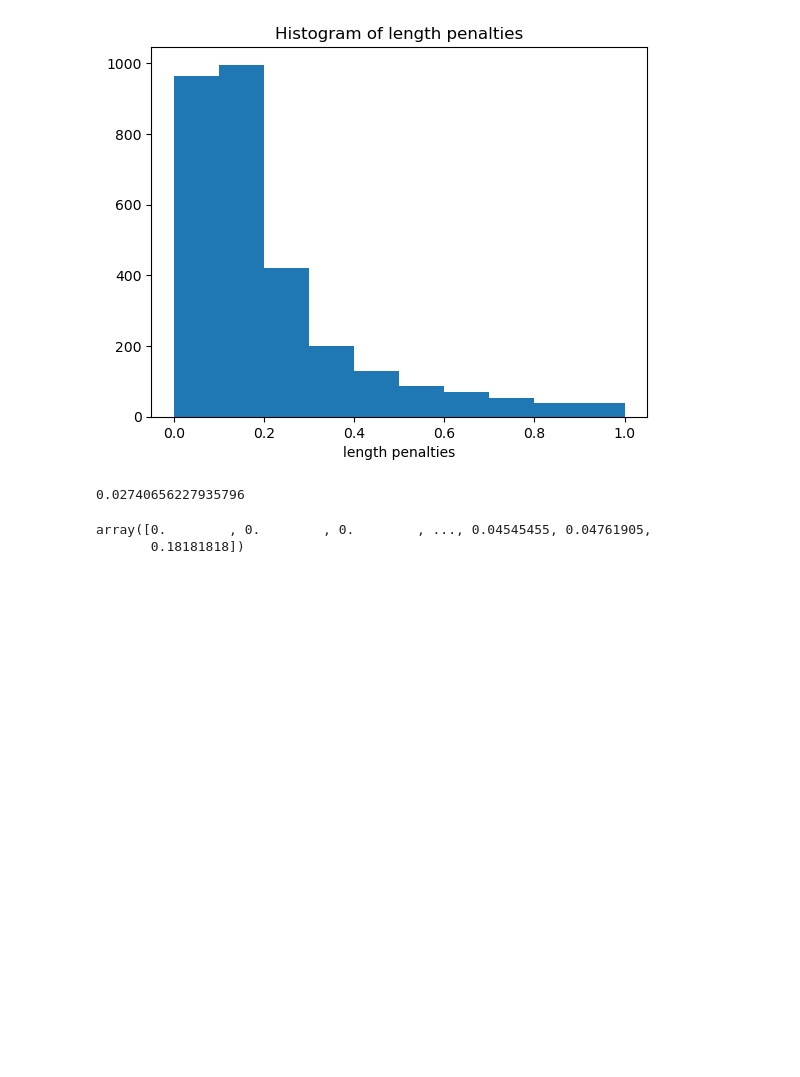
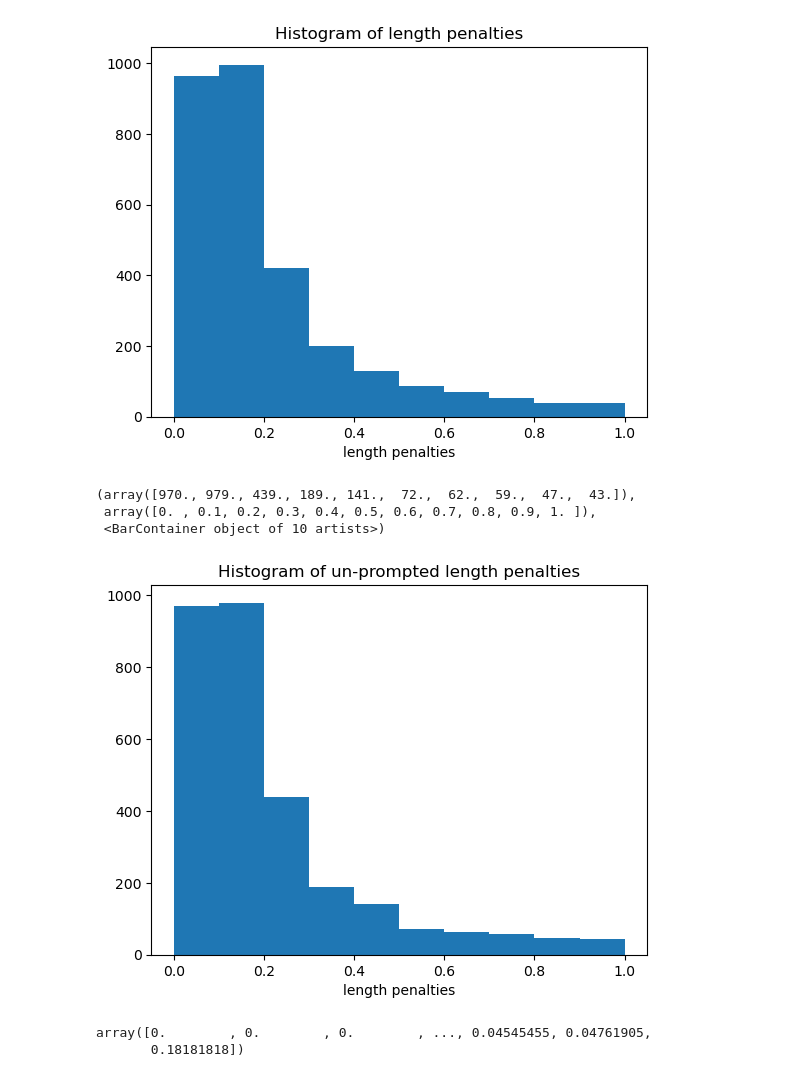
Before and after one commit to himajag53/Optimizing_Prompts_With_RL, a Jupyter notebook: rl-prompt-main/question-answering/analysis.ipynb, the cells around one changed output. Drawn from its saved outputs; the diff is of its cells as text; code cells hidden in the pictures; blank space fills up the shorter version.

```diff
--- a/rl-prompt-main/question-answering/analysis.ipynb
+++ b/rl-prompt-main/question-answering/analysis.ipynb
@@ -216,9 +246,16 @@ plt.hist(eval_lens)
  <BarContainer object of 10 artists>)
 [figure]
 # %%
-eval_f1s.mean()
+fig, ax = plt.subplots()
+ax.set_title("Histogram of un-prompted length penalties")
+ax.set_xlabel("length penalties")
+ax.set_ylabel("")
+plt.hist(np_lens)
 # %% [output]
-0.02740656227935796
+(array([970., 979., 439., 189., 141.,  72.,  62.,  59.,  47.,  43.]),
+ array([0. , 0.1, 0.2, 0.3, 0.4, 0.5, 0.6, 0.7, 0.8, 0.9, 1. ]),
+ <BarContainer object of 10 artists>)
+[figure, added]
 # %%
 eval_f1s
 # %% [output]
```
Also changed, not shown: parts of 4 cells of this notebook, 1 other file.
